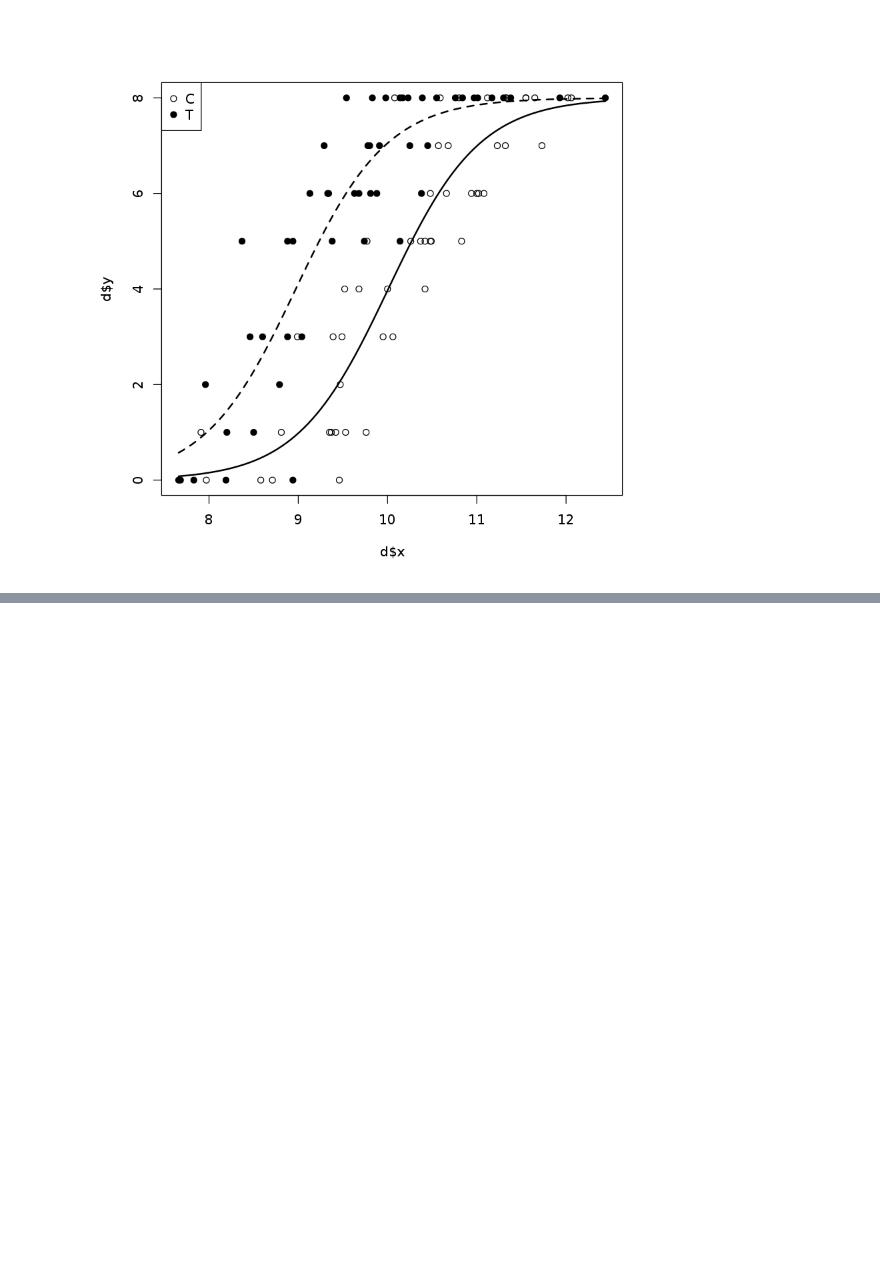
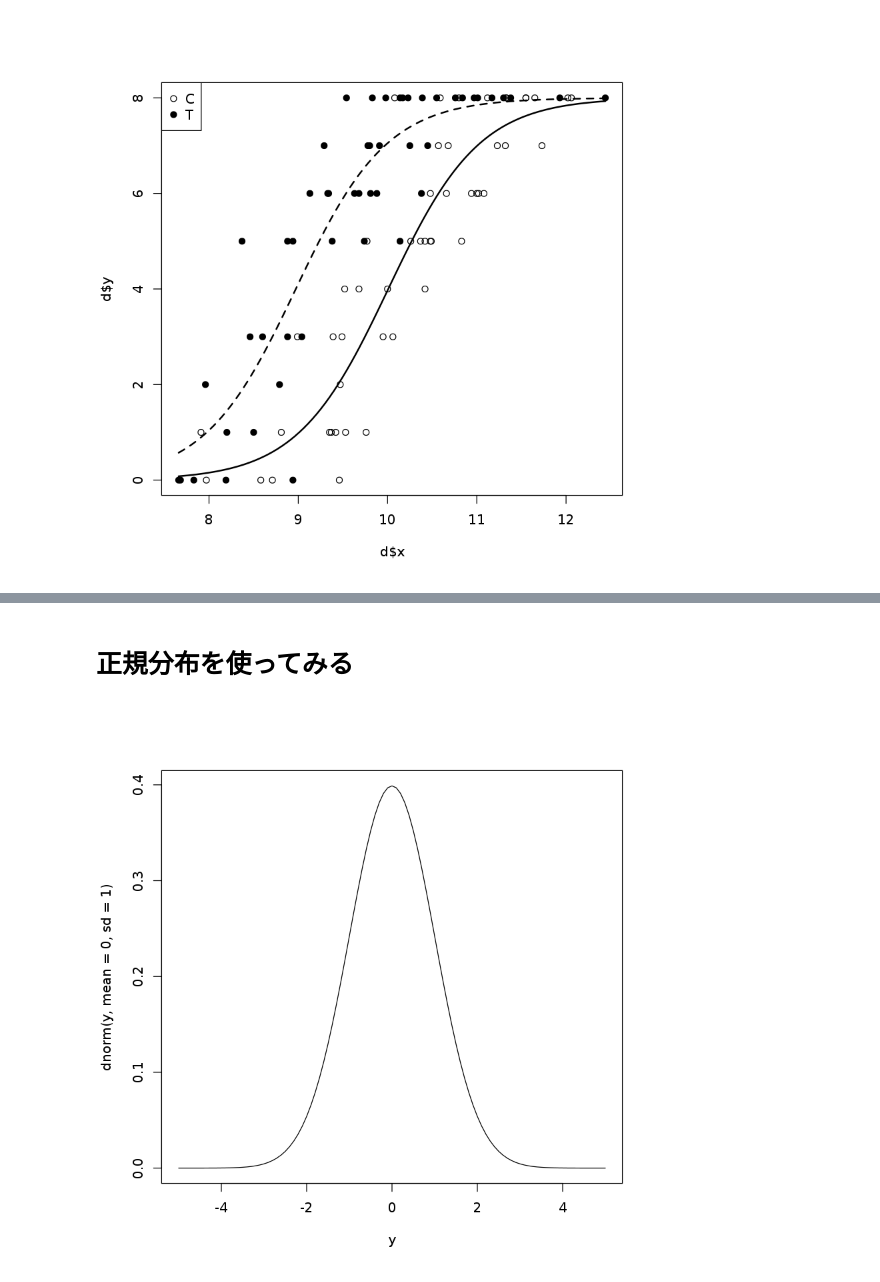
Before and after one commit to tushuhei/statisticalDataModeling, a Jupyter notebook: 6_glm_application.ipynb, the cells around one changed output, grey strips where cells are left out. Saved outputs shown, nothing was run; the diff lists cells and outputs as text; code cells hidden in the pictures; blank space fills up the shorter version.

```diff
--- a/6_glm_application.ipynb
+++ b/6_glm_application.ipynb
@@ -75,0 +164,7 @@ legend("topleft", legend=c("C", "T"), pch=c(21, 19))
+# %% [markdown]
+# 正規分布を使ってみる
+# %%
+y <- seq(-5, 5, 0.1)
+plot(y, dnorm(y, mean = 0, sd = 1), type="l")
+# %% [output]
+[figure, added]
```
Also changed, not shown: parts of 20 cells of this notebook, 2 other files.
